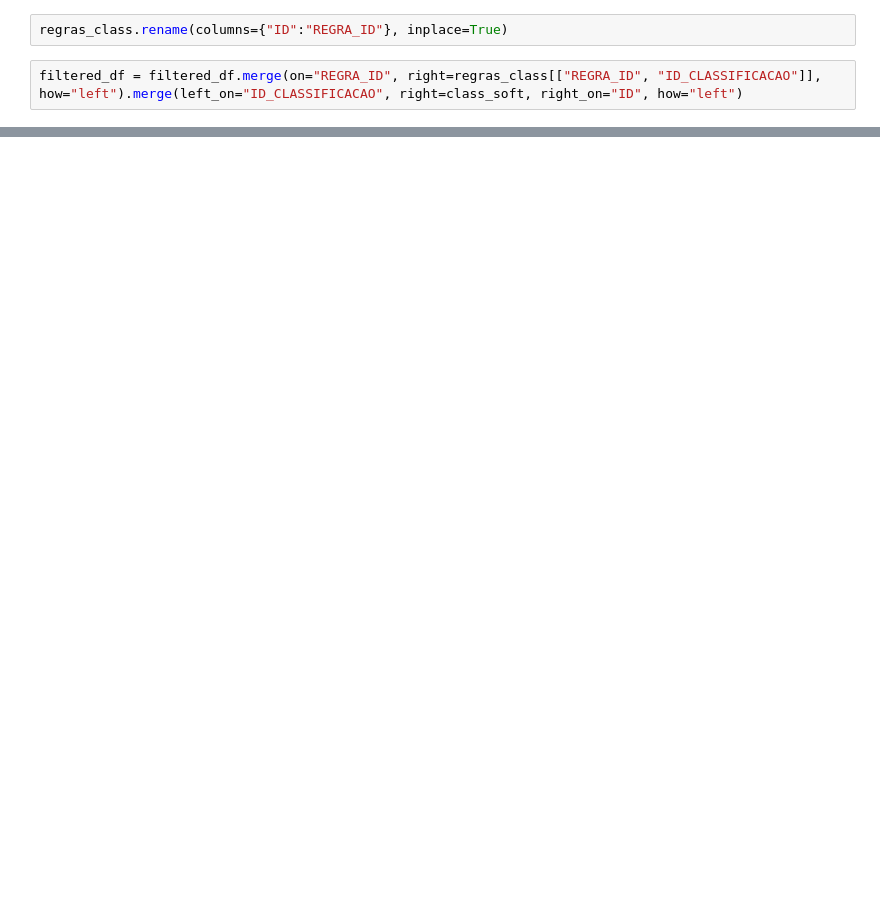
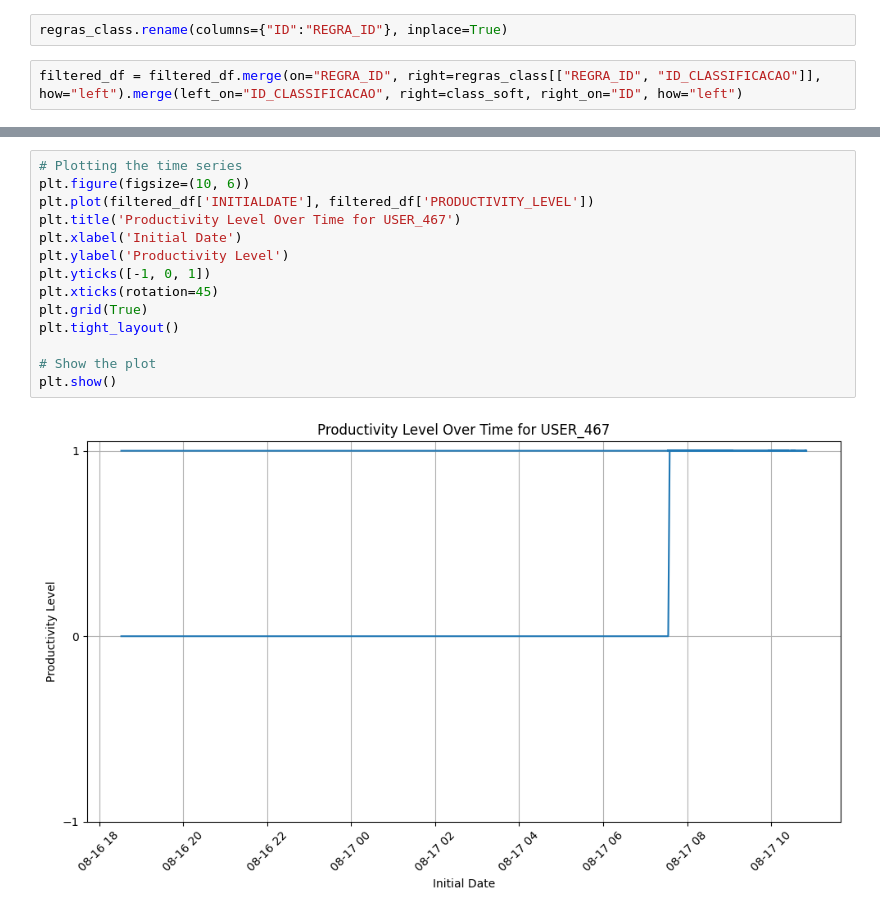
Before and after one commit to MorganaDiasRodrigues/projcd-neteye, a Jupyter notebook: Explorations/produtividade.ipynb, the cells around one changed output, grey strips where cells are left out. Cells and saved outputs as stored; diff of their text form; blank space fills up the shorter version.

Commit message:
add some plots for user 292

```diff
--- a/Explorations/produtividade.ipynb
+++ b/Explorations/produtividade.ipynb
@@ -167,0 +172,16 @@ class_soft
+# %%
+# Plotting the time series
+plt.figure(figsize=(10, 6))
+plt.plot(filtered_df['INITIALDATE'], filtered_df['PRODUCTIVITY_LEVEL'])
+plt.title('Productivity Level Over Time for USER_467')
+plt.xlabel('Initial Date')
+plt.ylabel('Productivity Level')
+plt.yticks([-1, 0, 1])
+plt.xticks(rotation=45)
+plt.grid(True)
+plt.tight_layout()
+
+# Show the plot
+plt.show()
+# %% [output]
+[figure, added]
```
Also changed, not shown: parts of 16 cells of this notebook.
